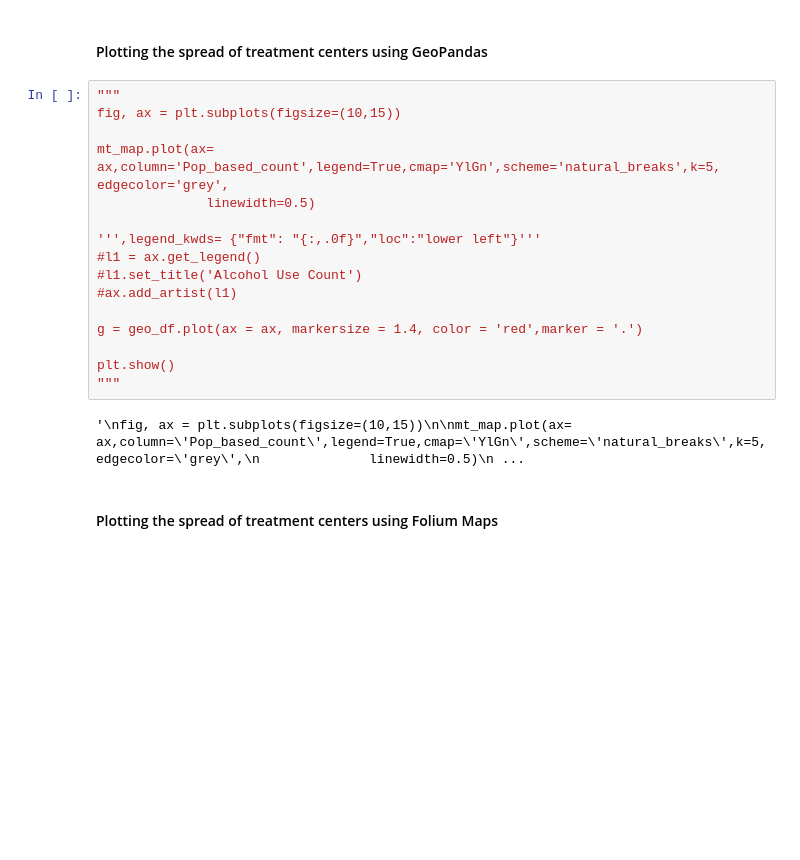
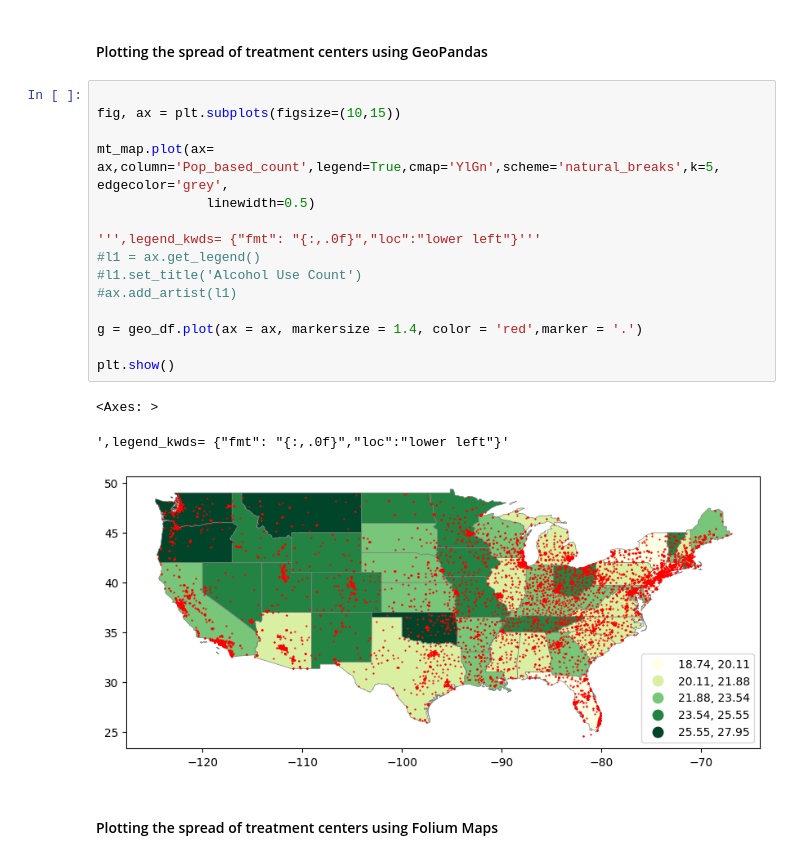
Before and after one commit to gauravshetty98/Analyzing-Statewise-Substance-Abuse-And-Its-Correalation, a Jupyter notebook: map_ps0.ipynb, the cells around one changed output. Cells and saved outputs as stored; diff of their text form; blank space fills up the shorter version.

```diff
--- a/map_ps0.ipynb
+++ b/map_ps0.ipynb
@@ -1218,23 +1220,24 @@ sample=pd.merge(usa_json,temp_df,indicator=True,how='inner')
 # %% [markdown]
 #### Plotting the spread of treatment centers using GeoPandas
 # %%
-"""
+
 fig, ax = plt.subplots(figsize=(10,15))
 
 mt_map.plot(ax= ax,column='Pop_based_count',legend=True,cmap='YlGn',scheme='natural_breaks',k=5, edgecolor='grey',
               linewidth=0.5)
 
 ''',legend_kwds= {"fmt": "{:,.0f}","loc":"lower left"}'''
 #l1 = ax.get_legend()
 #l1.set_title('Alcohol Use Count')
 #ax.add_artist(l1)
 
 g = geo_df.plot(ax = ax, markersize = 1.4, color = 'red',marker = '.')
 
 plt.show()
-"""
 # %% [output]
-'\nfig, ax = plt.subplots(figsize=(10,15))\n\nmt_map.plot(ax= ax,column=\'Pop_based_count\',legend=True,cmap=\'YlGn\',scheme=\'natural_breaks\',k=5, edgecolor=\'grey\',\n              linewidth=0.5)\n ...
+<Axes: >
+',legend_kwds= {"fmt": "{:,.0f}","loc":"lower left"}'
+[figure, added]
 # %% [markdown]
 #### Plotting the spread of treatment centers using Folium Maps
 # %%
```
Also changed, not shown: parts of 31 cells of this notebook.
